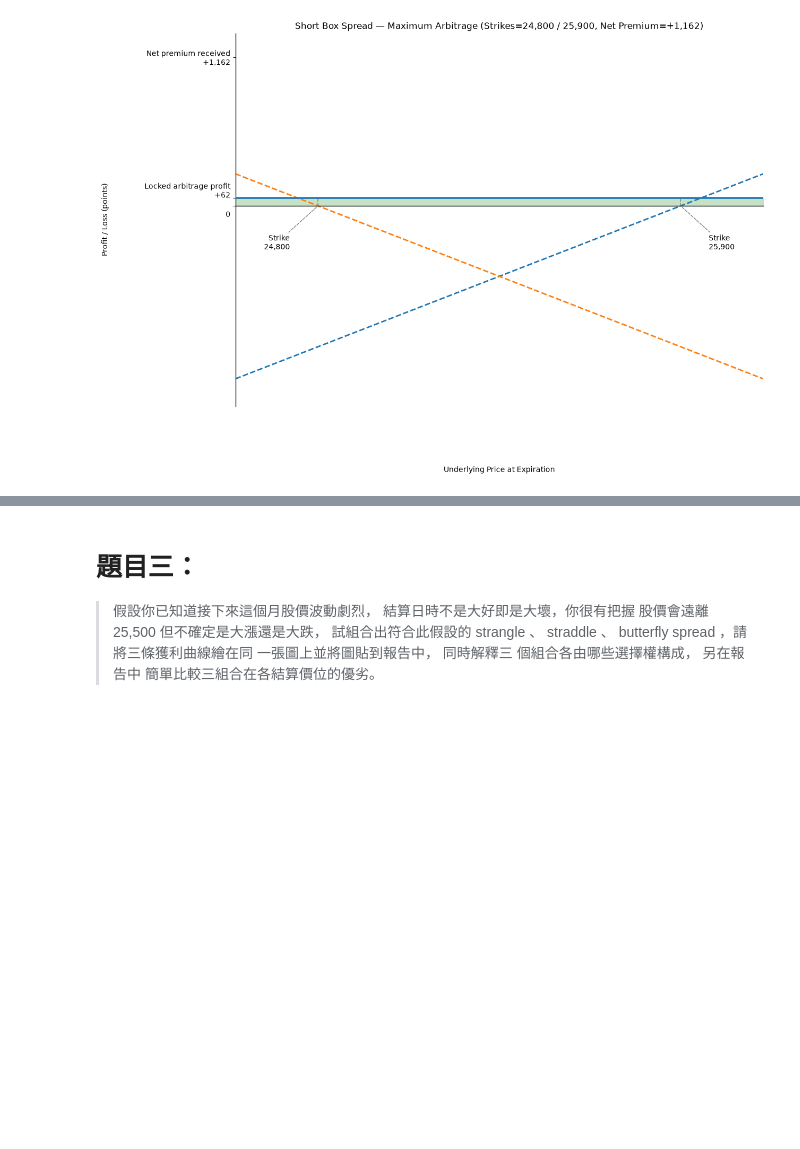
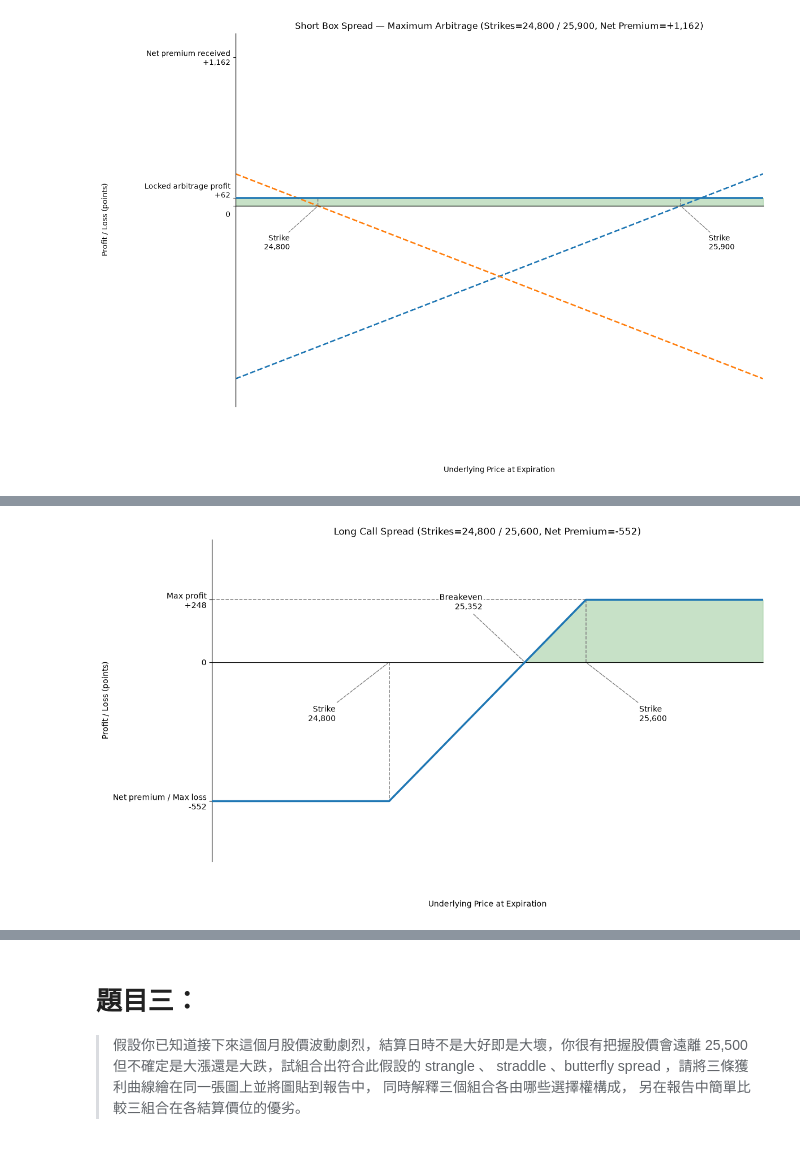
Before and after one commit to bimy09233/115-course-ai-for-finance-lab, a Jupyter notebook: HW3/option_strategy.ipynb, the cells around one changed output, grey strips where cells are left out. Saved outputs shown, nothing was run; the diff lists cells and outputs as text; code cells hidden in the pictures; blank space fills up the shorter version.

```diff
--- a/HW3/option_strategy.ipynb
+++ b/HW3/option_strategy.ipynb
@@ -679,0 +538,18 @@ plot_short_box('Short Box Spread — Minimum Arbitrage', 25_000, 25_500)
+# %%
+_quotes = df.set_index('strike_price')
+_net_premium = -float(_quotes.loc[24_800, 'call_last']) + float(_quotes.loc[25_600, 'call_last'])
+_max_profit = _net_premium + 800
+_ = plot_option_strategy(
+    'Long Call Spread',
+    legs=[('call', 24_800, 1), ('call', 25_600, -1)],
+    strikes=(24_800, 25_600),
+    breakevens=(24_800 - _net_premium,),
+    key_levels=[(_net_premium, 'Max loss'), (_max_profit, 'Max profit')],
+    horizontal_guides=[(_net_premium, 24_800), (_max_profit, 25_600)],
+    label_positions={
+        ('Strike', 24_800): (-68, -54),
+        ('Strike', 25_600): (68, -54),
+    },
+)
+# %% [output]
+[figure, added]
```
Also changed, not shown: parts of 17 cells of this notebook, 2 other files.
